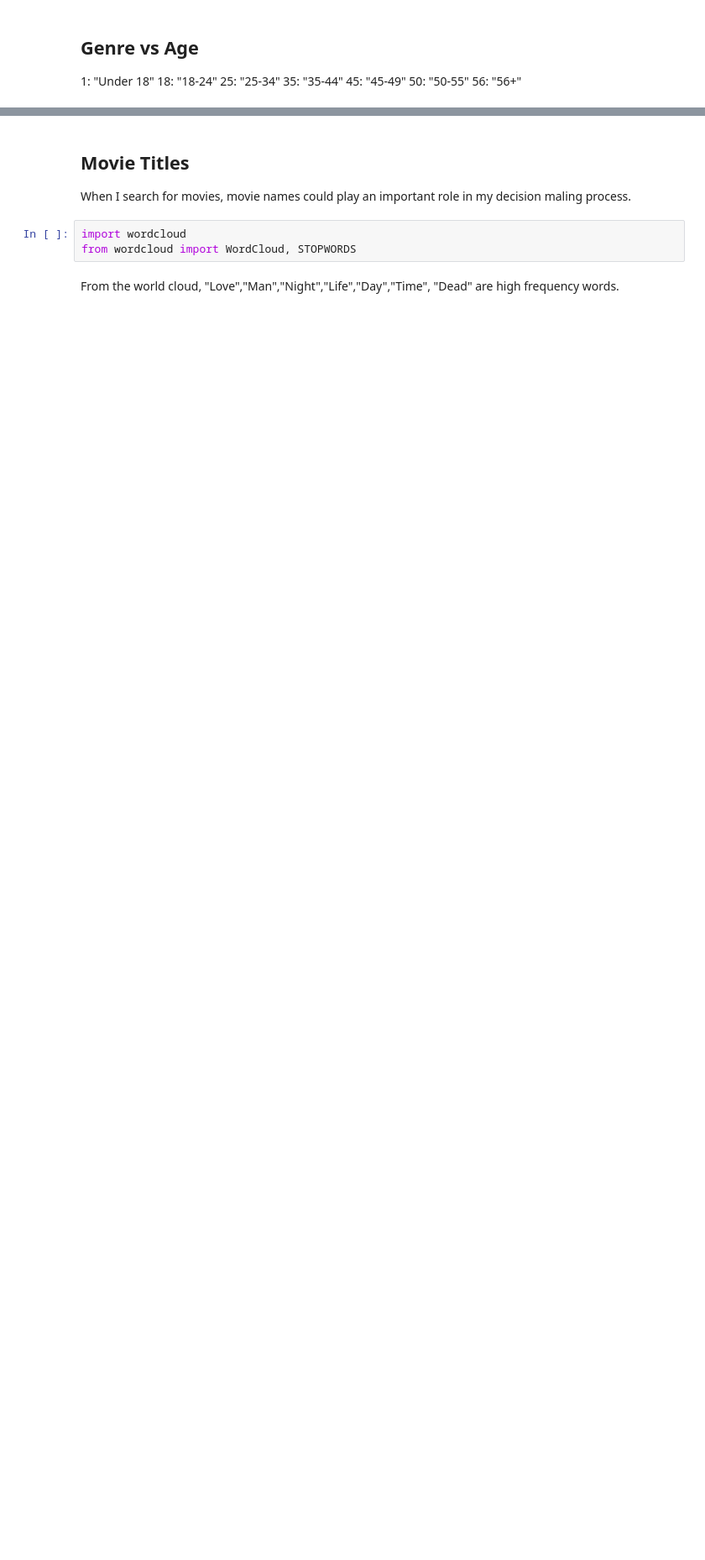
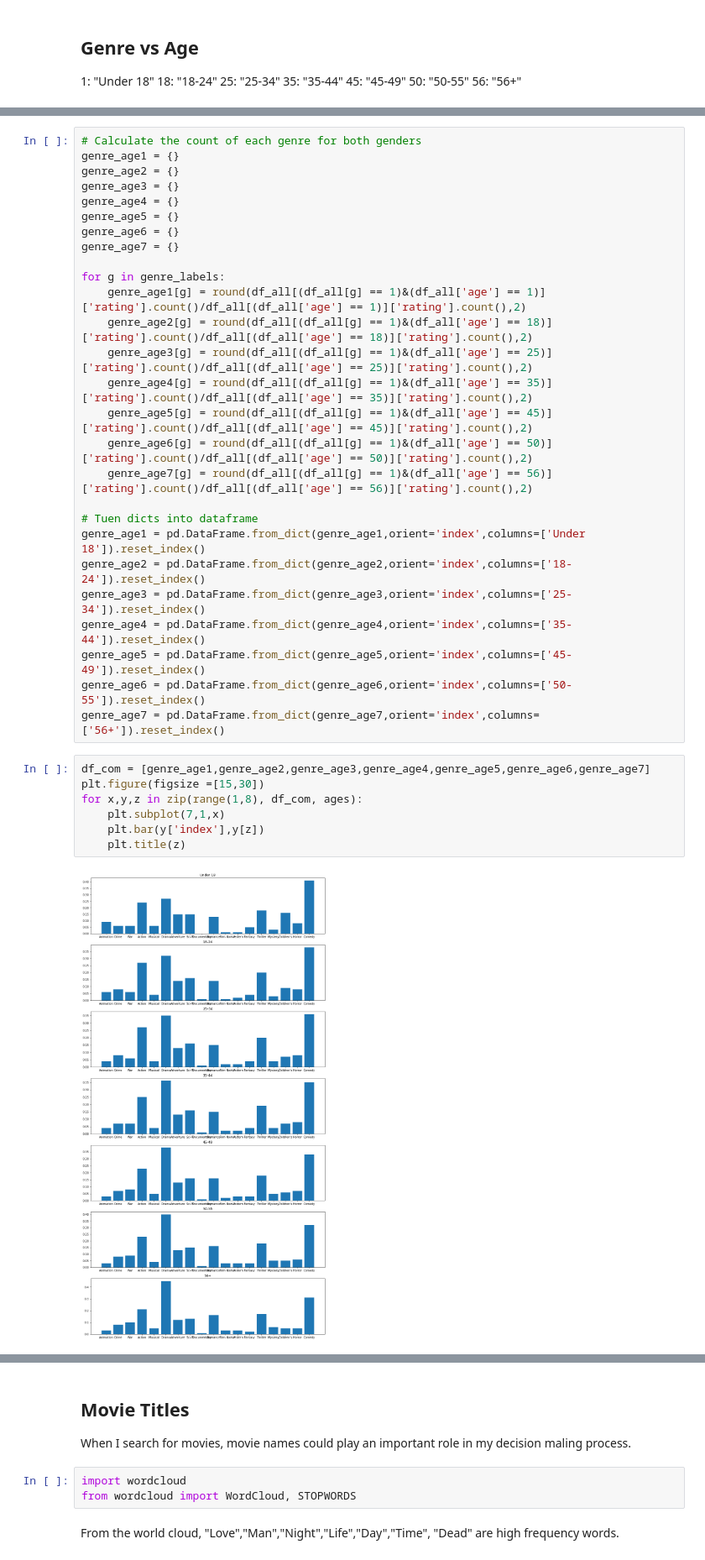
Before and after one commit to jkujuum/Movie_Recommendation_System, a Jupyter notebook: EDA.ipynb, the cells around one changed output, grey strips where cells are left out. Shown at 84% size. Cells and saved outputs as stored; diff of their text form; blank space fills up the shorter version.

```diff
--- a/EDA.ipynb
+++ b/EDA.ipynb
@@ -326,0 +379,36 @@ For most age groups, the most high-rated movie is Film-Noir and the lowest rated
+# %%
+# Calculate the count of each genre for both genders
+genre_age1 = {}
+genre_age2 = {}
+genre_age3 = {}
+genre_age4 = {}
+genre_age5 = {}
+genre_age6 = {}
+genre_age7 = {}
+
+for g in genre_labels:
+    genre_age1[g] = round(df_all[(df_all[g] == 1)&(df_all['age'] == 1)]['rating'].count()/df_all[(df_all['age'] == 1)]['rating'].count(),2)
+    genre_age2[g] = round(df_all[(df_all[g] == 1)&(df_all['age'] == 18)]['rating'].count()/df_all[(df_all['age'] == 18)]['rating'].count(),2)
+    genre_age3[g] = round(df_all[(df_all[g] == 1)&(df_all['age'] == 25)]['rating'].count()/df_all[(df_all['age'] == 25)]['rating'].count(),2)
+    genre_age4[g] = round(df_all[(df_all[g] == 1)&(df_all['age'] == 35)]['rating'].count()/df_all[(df_all['age'] == 35)]['rating'].count(),2)
+    genre_age5[g] = round(df_all[(df_all[g] == 1)&(df_all['age'] == 45)]['rating'].count()/df_all[(df_all['age'] == 45)]['rating'].count(),2)
+    genre_age6[g] = round(df_all[(df_all[g] == 1)&(df_all['age'] == 50)]['rating'].count()/df_all[(df_all['age'] == 50)]['rating'].count(),2)
+    genre_age7[g] = round(df_all[(df_all[g] == 1)&(df_all['age'] == 56)]['rating'].count()/df_all[(df_all['age'] == 56)]['rating'].count(),2)
+
+# Tuen dicts into dataframe
+genre_age1 = pd.DataFrame.from_dict(genre_age1,orient='index',columns=['Under 18']).reset_index()
+genre_age2 = pd.DataFrame.from_dict(genre_age2,orient='index',columns=['18-24']).reset_index()
+genre_age3 = pd.DataFrame.from_dict(genre_age3,orient='index',columns=['25-34']).reset_index()
+genre_age4 = pd.DataFrame.from_dict(genre_age4,orient='index',columns=['35-44']).reset_index()
+genre_age5 = pd.DataFrame.from_dict(genre_age5,orient='index',columns=['45-49']).reset_index()
+genre_age6 = pd.DataFrame.from_dict(genre_age6,orient='index',columns=['50-55']).reset_index()
+genre_age7 = pd.DataFrame.from_dict(genre_age7,orient='index',columns=['56+']).reset_index()
+# %%
+df_com = [genre_age1,genre_age2,genre_age3,genre_age4,genre_age5,genre_age6,genre_age7]
+plt.figure(figsize =[15,30])
+for x,y,z in zip(range(1,8), df_com, ages):
+    plt.subplot(7,1,x)
+    plt.bar(y['index'],y[z])
+    plt.title(z)
+# %% [output]
+[figure, added]
```
Also changed, not shown: parts of 19 cells of this notebook.
